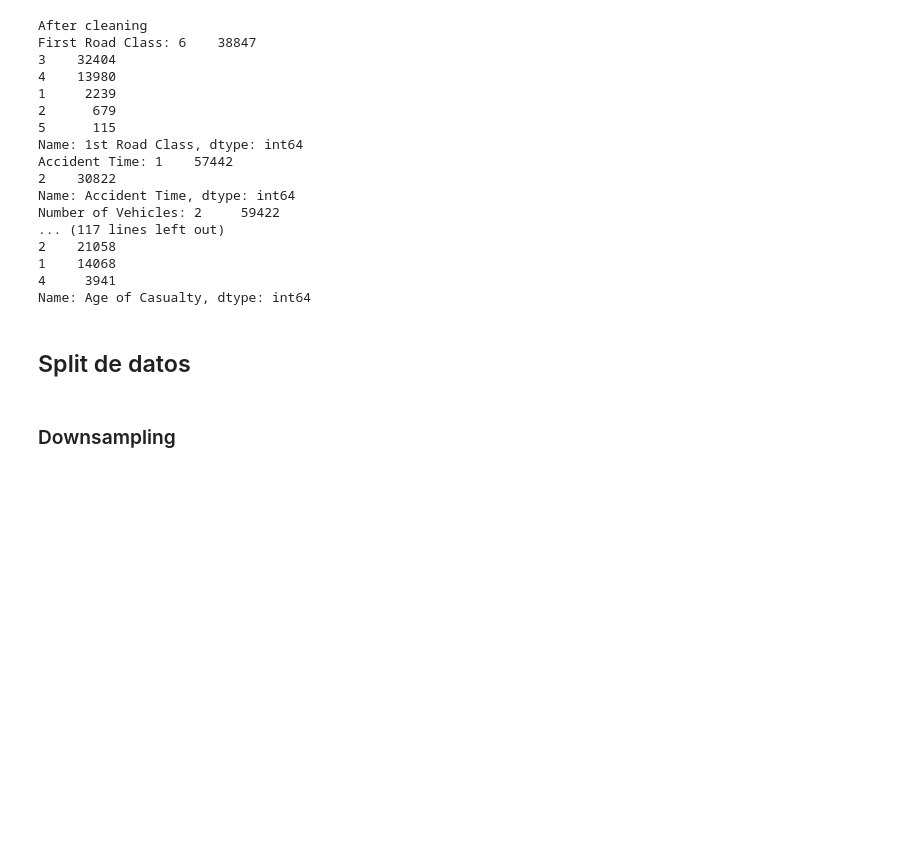
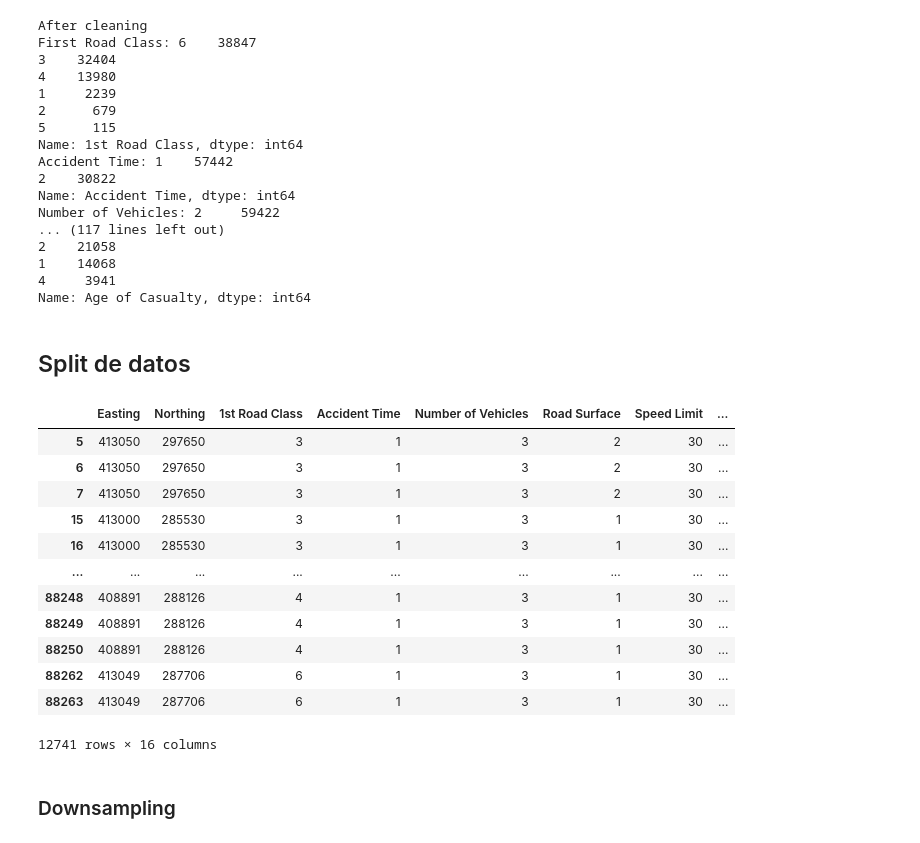
Before and after one commit to luperezsal/GTAAF-CNN, a Jupyter notebook: TASP_CNN.ipynb, the cells around one changed output. Saved outputs shown, nothing was run; the diff lists cells and outputs as text; code cells hidden in the pictures; blank space fills up the shorter version.

```diff
--- a/TASP_CNN.ipynb
+++ b/TASP_CNN.ipynb
@@ -4383,6 +4405,22 @@ Name: Age of Casualty, dtype: int64
 # age_of_casualty
 # %% [markdown]
 ## Split de datos
+# %%
+data_frame[data_frame['Number of Vehicles'] == 3]
+# %% [output]
+|  | Easting | Northing | 1st Road Class | Accident Time | Number of Vehicles | Road Surface | Speed Limit | ... |
+| 5 | 413050 | 297650 | 3 | 1 | 3 | 2 | 30 | ... |
+| 6 | 413050 | 297650 | 3 | 1 | 3 | 2 | 30 | ... |
+| 7 | 413050 | 297650 | 3 | 1 | 3 | 2 | 30 | ... |
+| 15 | 413000 | 285530 | 3 | 1 | 3 | 1 | 30 | ... |
+| 16 | 413000 | 285530 | 3 | 1 | 3 | 1 | 30 | ... |
+| ... | ... | ... | ... | ... | ... | ... | ... | ... |
+| 88248 | 408891 | 288126 | 4 | 1 | 3 | 1 | 30 | ... |
+| 88249 | 408891 | 288126 | 4 | 1 | 3 | 1 | 30 | ... |
+| 88250 | 408891 | 288126 | 4 | 1 | 3 | 1 | 30 | ... |
+| 88262 | 413049 | 287706 | 6 | 1 | 3 | 1 | 30 | ... |
+| 88263 | 413049 | 287706 | 6 | 1 | 3 | 1 | 30 | ... |
+12741 rows × 16 columns
 # %%
 from sklearn.model_selection import train_test_split
 
```
Also changed, not shown: parts of 28 cells of this notebook, 1 other file.
